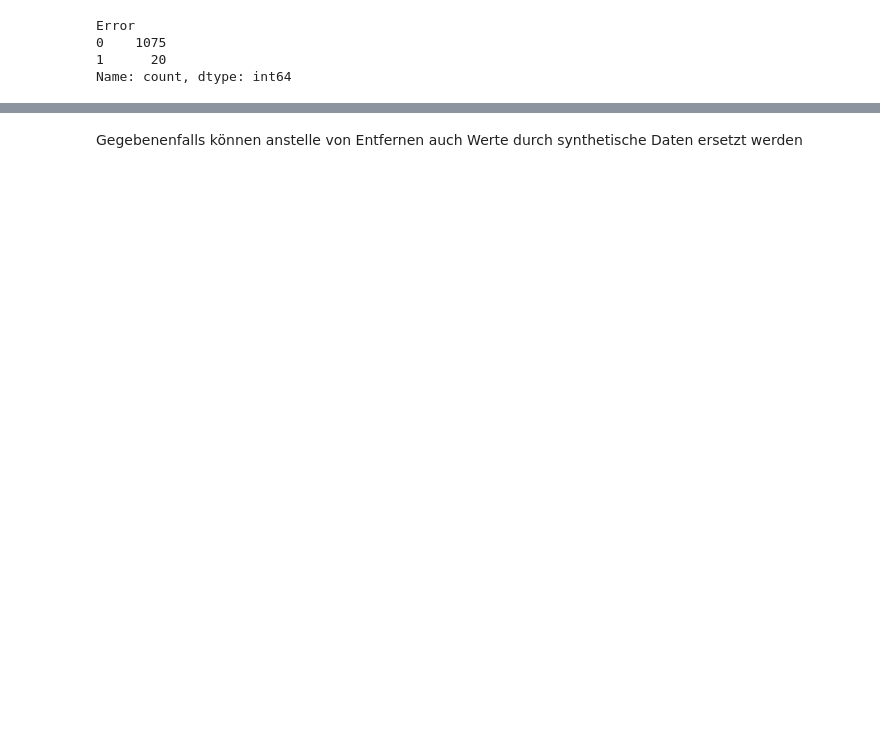
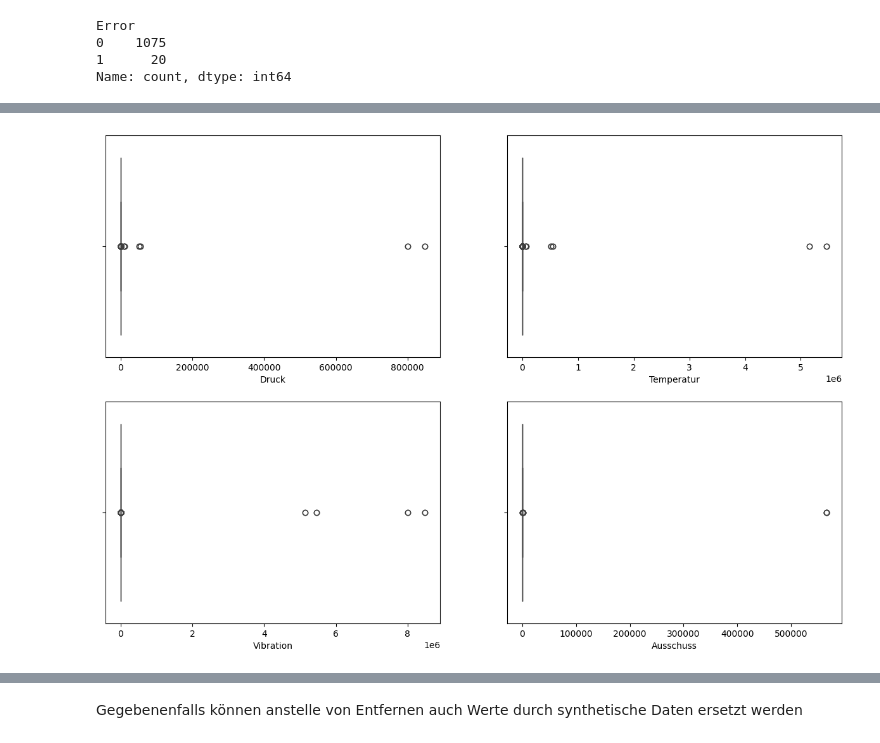
Before and after one commit to Flitschi7/big-data-management, a Jupyter notebook: notebook/Data-Prep-Wartung.ipynb, the cells around one changed output, grey strips where cells are left out. Drawn from its saved outputs; the diff is of its cells as text; code cells hidden in the pictures; blank space fills up the shorter version.

```diff
--- a/notebook/Data-Prep-Wartung.ipynb
+++ b/notebook/Data-Prep-Wartung.ipynb
@@ -83,5 +111,6 @@ None
 # %% [markdown]
 ### Fehlerhafte Daten  beim Datum identifizieren und korrigieren
 # %%
-# Convert date column to datetime format if value is not usable as date format remove row
-data['Datum'] = pd.to_datetime(data['Datum'], format='%d.%m.%Y', errors='coerce')
+# Convert date column to datetime format if value is not usable as date format remove them
+data['Datum'] = pd.to_datetime(data['Datum'], format='%d.%m.%Y', errors='coerce').dt.date
+print(data.info())
@@ -88,6 +152,6 @@ data['Datum'] = pd.to_datetime(data['Datum'], format='%d.%m.%Y', errors='coerce'
 # %%
-# Convert time column to datetime format if value is not usable as time format remove row
-data['Zeit'] = pd.to_datetime(data['Zeit'], format='%H:%M:%S', errors='coerce')
+# Convert Zeit column to time format if value is not usable as time format remove them
+data['Zeit'] = pd.to_datetime(data['Zeit'], format='%H:%M', errors='coerce').dt.time
 d1 = data
 # %% [markdown]
 ### Neue Spalten hinzufügen
@@ -159,3 +191,6 @@ Error
 Name: count, dtype: int64
 # %%
 #20 errors können gelöscht werden, da unter 1% der Daten
+d2 = d2[d2['Error'] == 0]
+d2 = d2.drop(['Error'], axis=1)
+print(d2.info())
@@ -163,0 +217,4 @@ Name: count, dtype: int64
+# %%
+#In der Datumsspalte gibt es leere Werte da diese nicht in einem gültigen Format sind. Diese Zeilen können gelöscht werden, da sie nur 0,1% der Daten ausmachen (alternativ könnte man die annahme treffen dass diese, da am ende dem 08.02. zugeordnet werden können)
+d2 = d2.dropna(subset=['Datum'])
+print(d2.info())
@@ -163,0 +241,10 @@ Name: count, dtype: int64
+# %%
+#Ausreiser erkennen für Druck, Temperatur, Vibration und Ausschuss in einem boxplot mit seaborn
+fig, ax = plt.subplots(2,2, figsize=(15,10))
+sns.boxplot(x=d2['Druck'], ax=ax[0,0])
+sns.boxplot(x=d2['Temperatur'], ax=ax[0,1])
+sns.boxplot(x=d2['Vibration'], ax=ax[1,0])
+sns.boxplot(x=d2['Ausschuss'], ax=ax[1,1])
+plt.show()
+# %% [output]
+[figure, added]
```
Also changed, not shown: parts of 17 cells of this notebook.
